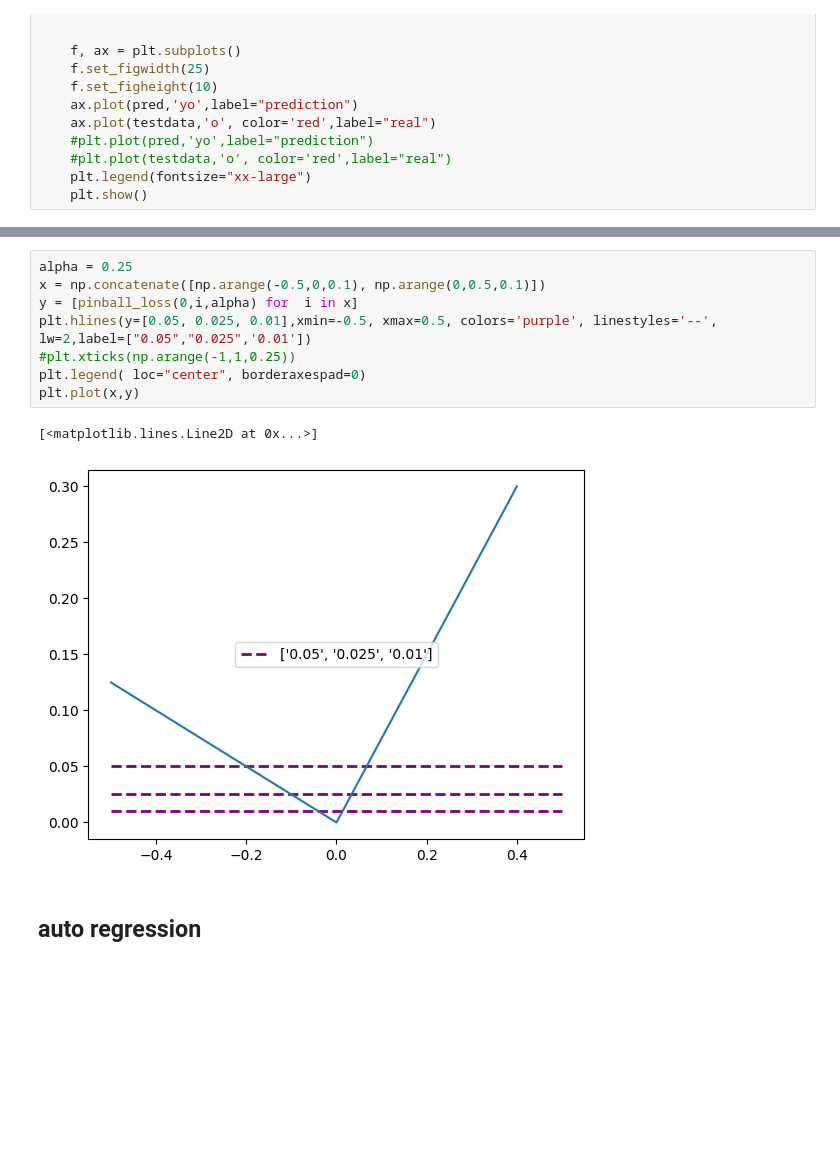
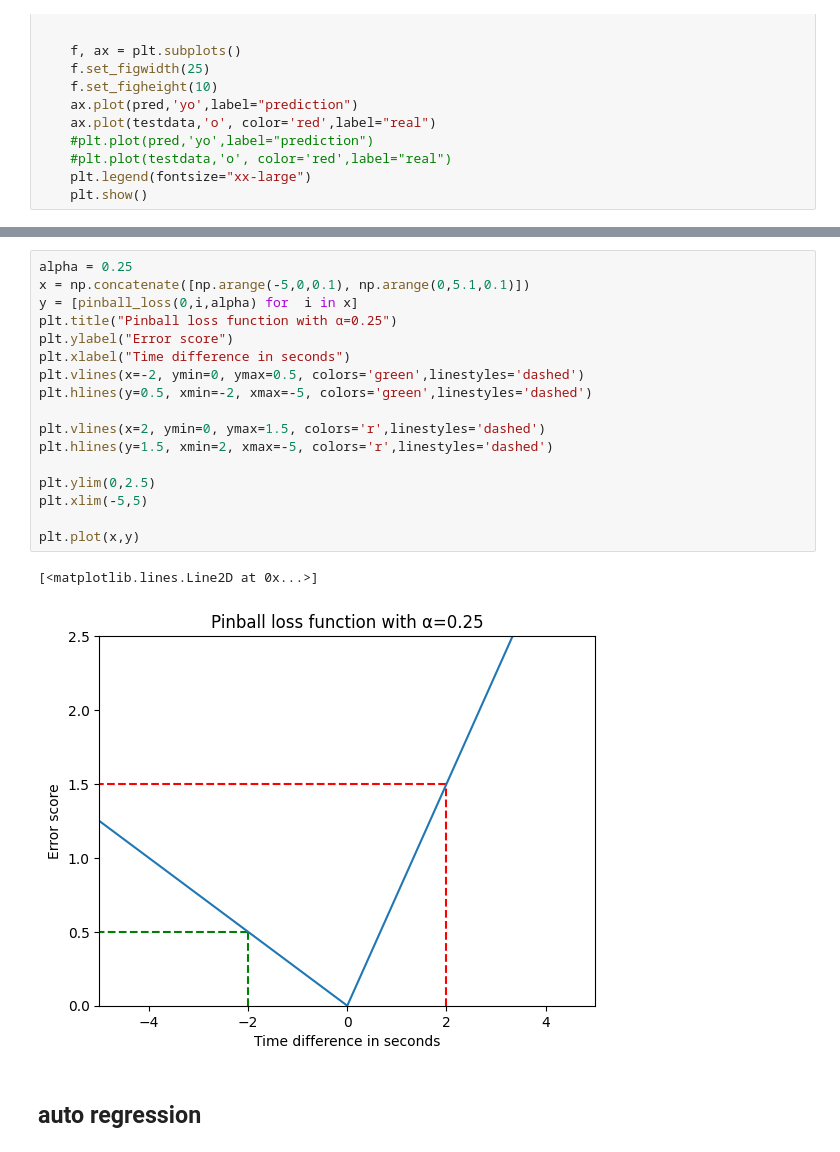
Before and after one commit to idlab-discover/wasm-operator, a Jupyter notebook: prediction/models/model1.ipynb, the cells around one changed output, grey strips where cells are left out. Saved outputs shown, nothing was run; the diff lists cells and outputs as text; blank space fills up the shorter version.

```diff
--- a/prediction/models/model1.ipynb
+++ b/prediction/models/model1.ipynb
@@ -173,14 +127,23 @@ plt.plot(x,y)
 # %%
 alpha = 0.25
-x = np.concatenate([np.arange(-0.5,0,0.1), np.arange(0,0.5,0.1)])
+x = np.concatenate([np.arange(-5,0,0.1), np.arange(0,5.1,0.1)])
 y = [pinball_loss(0,i,alpha) for  i in x]
-plt.hlines(y=[0.05, 0.025, 0.01],xmin=-0.5, xmax=0.5, colors='purple', linestyles='--', lw=2,label=["0.05","0.025",'0.01'])
-#plt.xticks(np.arange(-1,1,0.25))
-plt.legend( loc="center", borderaxespad=0)
+plt.title("Pinball loss function with α=0.25")
+plt.ylabel("Error score")
+plt.xlabel("Time difference in seconds")
+plt.vlines(x=-2, ymin=0, ymax=0.5, colors='green',linestyles='dashed')
+plt.hlines(y=0.5, xmin=-2, xmax=-5, colors='green',linestyles='dashed')
+
+plt.vlines(x=2, ymin=0, ymax=1.5, colors='r',linestyles='dashed')
+plt.hlines(y=1.5, xmin=2, xmax=-5, colors='r',linestyles='dashed')
+
+plt.ylim(0,2.5)
+plt.xlim(-5,5)
+
 plt.plot(x,y)
 # %% [output]
 [<matplotlib.lines.Line2D at 0x...>]
-[figure, old version]
+[figure, new version]
 # %% [markdown]
 ## auto regression
 # %%
```
Also changed, not shown: parts of 35 cells of this notebook, 15 other files.
